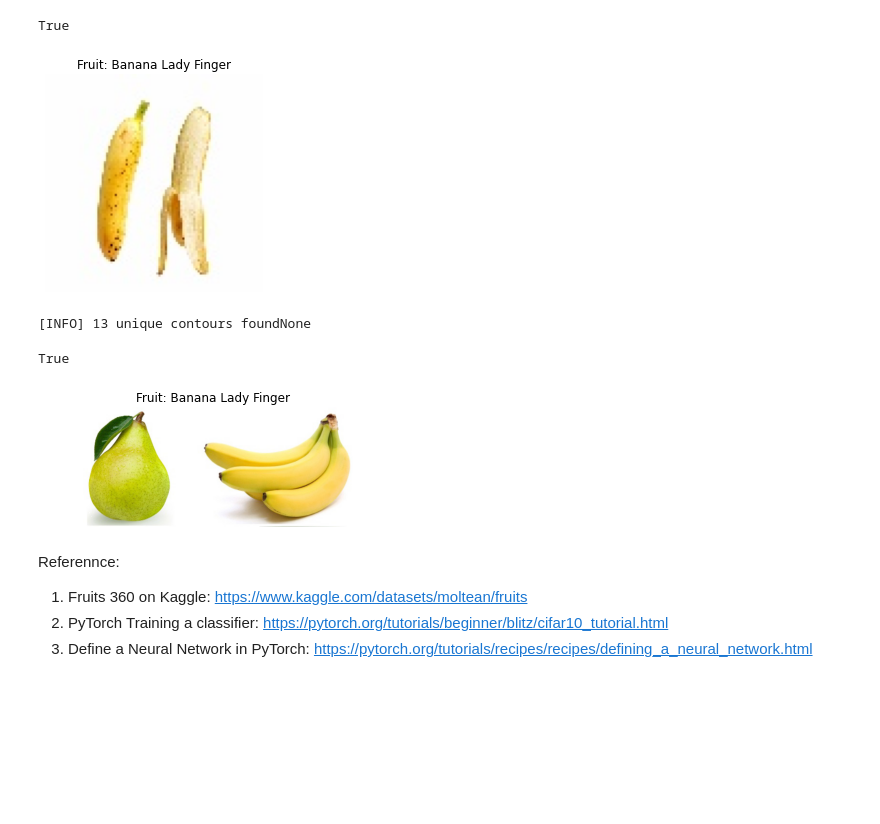
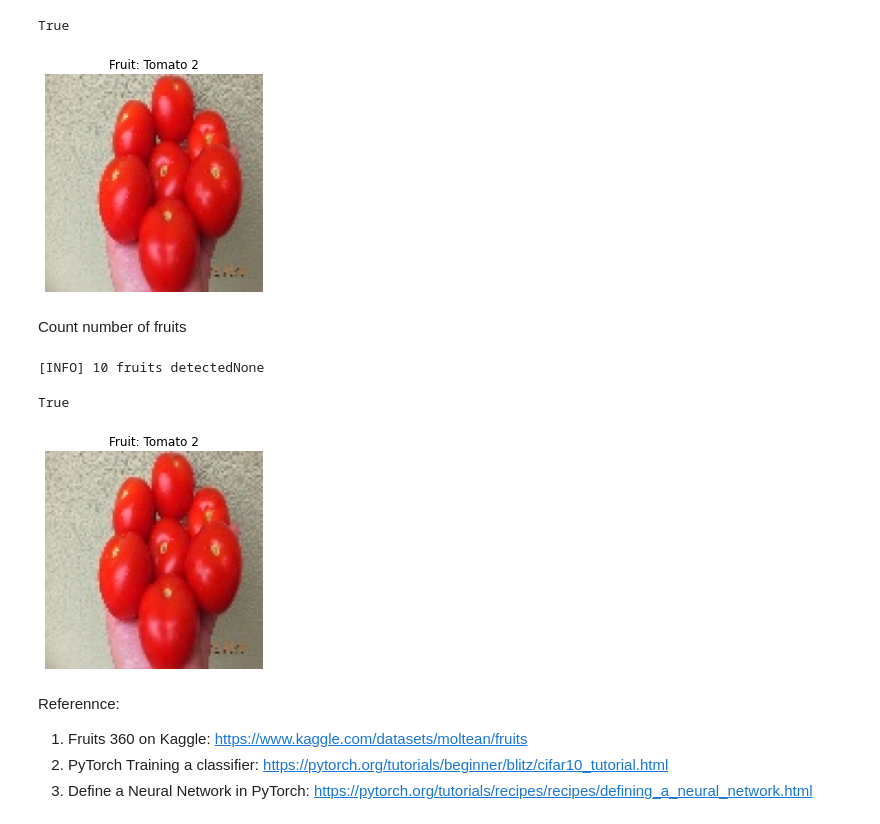
Before and after one commit to JODGEW/Fruit-Classification, a Jupyter notebook: classification.ipynb, the cells around one changed output. Cells and saved outputs as stored; diff of their text form; code cells hidden in the pictures; blank space fills up the shorter version.

```diff
--- a/classification.ipynb
+++ b/classification.ipynb
@@ -497,13 +473,15 @@ cv2.imwrite('../fruits/new_strawberry.jpg', cv2.cvtColor(complete_image, cv2.COL
 # %% [output]
 True
 # %%
-what_fruit_is_this('../fruits/new_strawberry.jpg')
+what_fruit_is_this('../fruits/new_tomatos.jpg')
 # %% [output]
-[figure, old version]
+[figure, new version]
+# %% [markdown]
+Count number of fruits
 # %%
 import imutils
 # %%
-image = cv2.imread('../fruits/banana_pear.jpg') #reads the image
+image = cv2.imread('../fruits/new_tomatos.jpg') #reads the image
 
 
 dst = cv2.fastNlMeansDenoisingColored(image, None, 10, 10, 7, 15)
@@ -511,36 +489,36 @@ dst = cv2.fastNlMeansDenoisingColored(image, None, 10, 10, 7, 15)
 
 rgb_image = cv2.cvtColor(dst, cv2.COLOR_BGR2RGB)
 
 new_image = cv2.medianBlur(rgb_image,5)
 cv2.imwrite('median_blur.jpg',new_image)
 
 hsv_image = cv2.cvtColor(new_image, cv2.COLOR_RGB2HSV)
 h, s, v = cv2.split(hsv_image)
 
 ret,th1=cv2.threshold(h,180,255, cv2.THRESH_BINARY+cv2.THRESH_OTSU)
 cv2.imwrite('Binary_image.jpg',th1)
 
 kernel = np.ones((5,5), dtype = "uint8")/9
 bilateral = cv2.bilateralFilter(th1, 9 , 75, 75)
 erosion = cv2.erode(bilateral, kernel, iterations = 6)
 cv2.imwrite('mask_erosion.jpg', erosion)
 
 cnts = cv2.findContours(th1.copy(), cv2.RETR_EXTERNAL,
  cv2.CHAIN_APPROX_SIMPLE)
 cnts = imutils.grab_contours(cnts)
-print("[INFO] {} unique contours found".format(len(cnts)) + str(what_fruit_is_this('../fruits/banana_pear.jpg')))
+print("[INFO] {} fruits detected".format(len(cnts)) + str(what_fruit_is_this('../fruits/new_tomatos.jpg')))
 for (i, c) in enumerate(cnts):
    ((x, y), _) = cv2.minEnclosingCircle(c)
    cv2.putText(image, "#{}".format(i + 1), (int(x) - 10, int(y)),
                cv2.FONT_HERSHEY_SIMPLEX, 0.6, (0, 0, 255), 2)
    cv2.drawContours(image, [c], -1, (0, 255, 0), 2)
 cv2.imshow("Image", image)
 cv2.waitKey(0)
 cv2.imwrite('Contour_Image.jpg',image)
 # %% [output]
-[INFO] 13 unique contours foundNone
+[INFO] 10 fruits detectedNone
 True
-[figure, old version]
+[figure, new version]
 # %% [markdown]
 Referennce:
 1. Fruits 360 on Kaggle: https://www.kaggle.com/datasets/moltean/fruits
```
Also changed, not shown: parts of 14 cells of this notebook, 5 other files.
